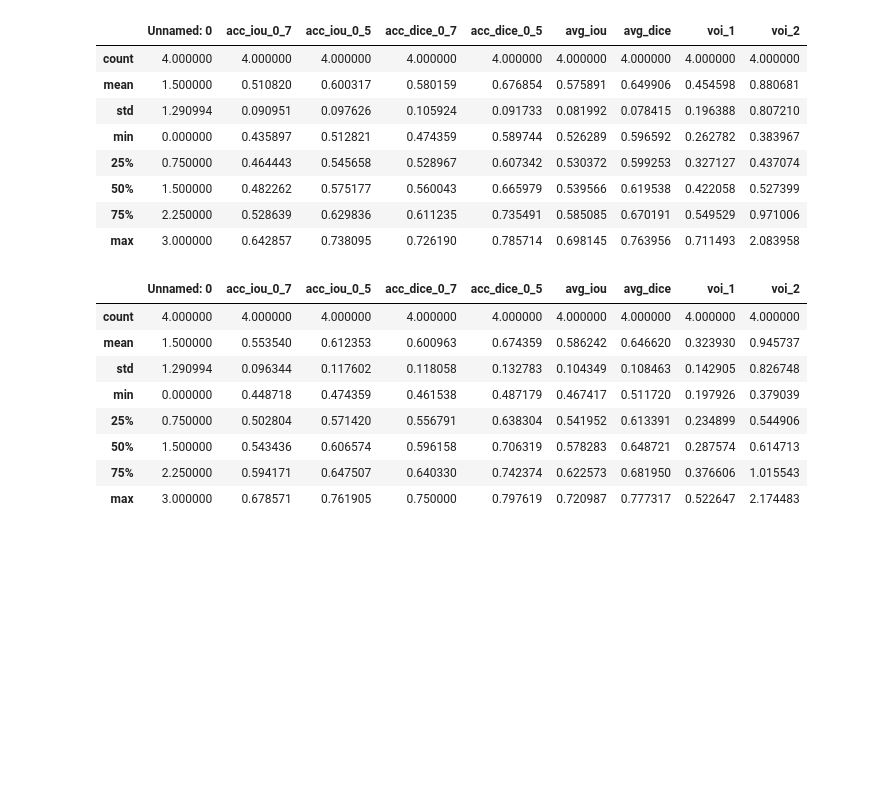
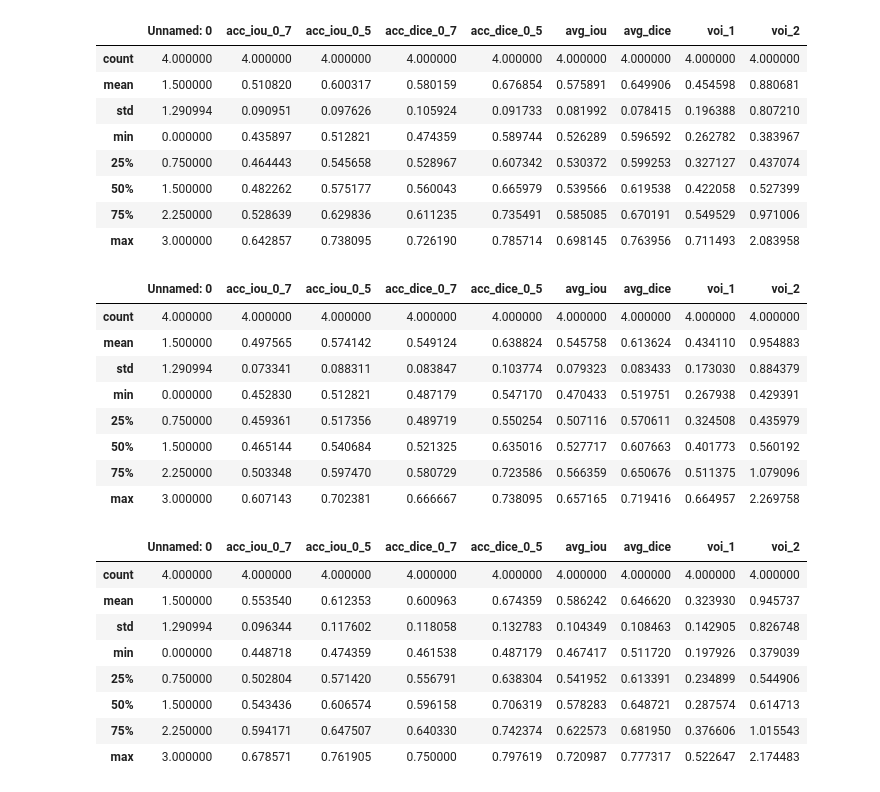
Before and after one commit to theGindar/3DCellSegMasterThesis, a Jupyter notebook: auswertung_LRP.ipynb, the cells around one changed output. Saved outputs shown, nothing was run; the diff lists cells and outputs as text; code cells hidden in the pictures; blank space fills up the shorter version.

```diff
--- a/auswertung_LRP.ipynb
+++ b/auswertung_LRP.ipynb
@@ -9,8 +9,10 @@ retrained_3 = pd.read_csv('output/results_test_model_LRP_retrained_limit_backgro
 retrained_4 = pd.read_csv('output/results_test_model_LRP_retrained_limit_background_2.csv')
 retrained_5 = pd.read_csv('output/results_test_model_LRP_retrained_limit_background_groupnorm.csv')
 retrained_6 = pd.read_csv('output/results_test_model_LRP_retrained_1.csv')
+retrained_7 = pd.read_csv('output/results_test_model_LRP_retrained_orig.csv')
 
 unet = pd.read_csv('output/results_test_model_LRP_unet.csv')
+unet_2 = pd.read_csv('output/results_test_model_LRP_unet_limit_background.csv')
 
 pretrained = pd.read_csv('output/results_test_model_LRP_pretrained.csv')
 
@@ -41,6 +43,18 @@ retrained_2.describe()
 | 50% | 1.500000 | 0.482262 | 0.575177 | 0.560043 | 0.665979 | 0.539566 | 0.619538 | 0.422058 | 0.527399 |
 | 75% | 2.250000 | 0.528639 | 0.629836 | 0.611235 | 0.735491 | 0.585085 | 0.670191 | 0.549529 | 0.971006 |
 | max | 3.000000 | 0.642857 | 0.738095 | 0.726190 | 0.785714 | 0.698145 | 0.763956 | 0.711493 | 2.083958 |
+# %%
+retrained_7.describe()
+# %% [output]
+|  | Unnamed: 0 | acc_iou_0_7 | acc_iou_0_5 | acc_dice_0_7 | acc_dice_0_5 | avg_iou | avg_dice | voi_1 | voi_2 |
+| count | 4.000000 | 4.000000 | 4.000000 | 4.000000 | 4.000000 | 4.000000 | 4.000000 | 4.000000 | 4.000000 |
+| mean | 1.500000 | 0.497565 | 0.574142 | 0.549124 | 0.638824 | 0.545758 | 0.613624 | 0.434110 | 0.954883 |
+| std | 1.290994 | 0.073341 | 0.088311 | 0.083847 | 0.103774 | 0.079323 | 0.083433 | 0.173030 | 0.884379 |
+| min | 0.000000 | 0.452830 | 0.512821 | 0.487179 | 0.547170 | 0.470433 | 0.519751 | 0.267938 | 0.429391 |
+| 25% | 0.750000 | 0.459361 | 0.517356 | 0.489719 | 0.550254 | 0.507116 | 0.570611 | 0.324508 | 0.435979 |
+| 50% | 1.500000 | 0.465144 | 0.540684 | 0.521325 | 0.635016 | 0.527717 | 0.607663 | 0.401773 | 0.560192 |
+| 75% | 2.250000 | 0.503348 | 0.597470 | 0.580729 | 0.723586 | 0.566359 | 0.650676 | 0.511375 | 1.079096 |
+| max | 3.000000 | 0.607143 | 0.702381 | 0.666667 | 0.738095 | 0.657165 | 0.719416 | 0.664957 | 2.269758 |
 # %%
 unet.describe()
 # %% [output]
```
Also changed, not shown: parts of 3 cells of this notebook, 1 other file.
